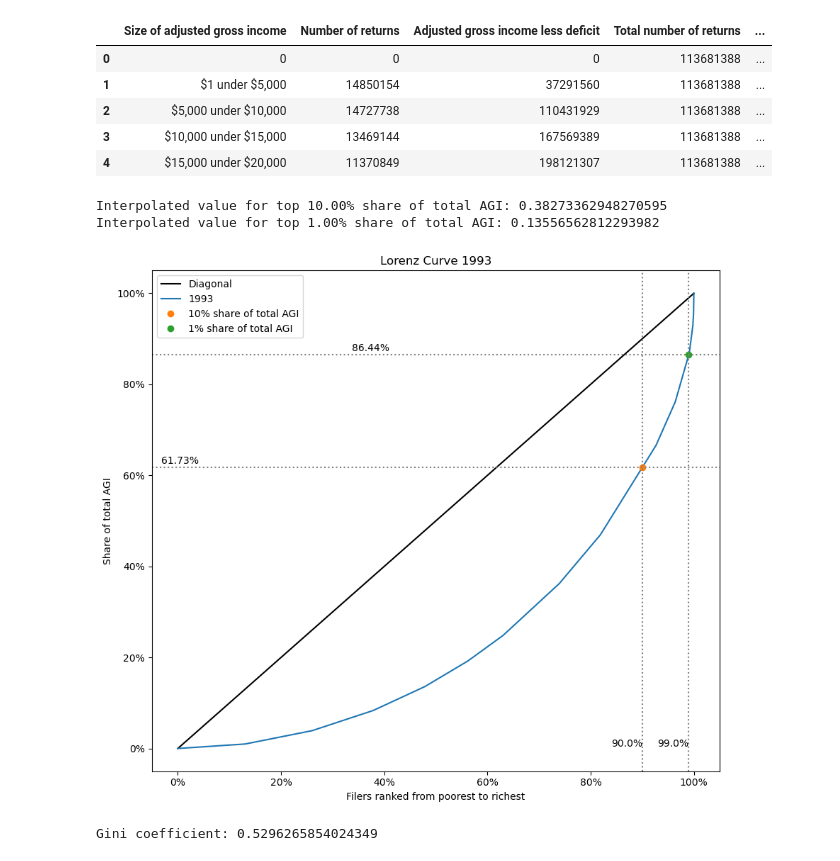
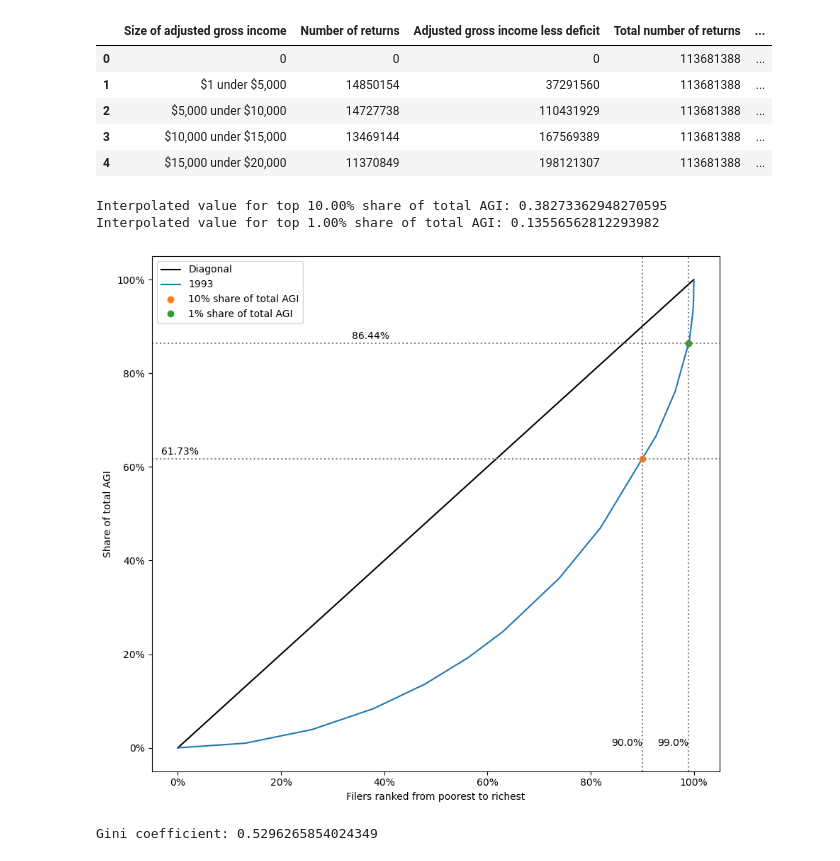
Before and after one commit to johanoelgaard/ECON230B, a Jupyter notebook: Assignment 1/Assignment I.ipynb, the cells around one changed output. Saved outputs shown, nothing was run; the diff lists cells and outputs as text; code cells hidden in the pictures.

Commit message:
Removed figure titles as there is a caption in LaTeX

```diff
--- a/Assignment 1/Assignment I.ipynb
+++ b/Assignment 1/Assignment I.ipynb
@@ -119,11 +119,11 @@ data93 = clean_data(data_raw93, print_head=True)
 | 3 | $10,000 under $15,000 | 13469144 | 167569389 | 113681388 | ... |
 | 4 | $15,000 under $20,000 | 11370849 | 198121307 | 113681388 | ... |
 # %%
-plot_lorenz_curve(data93, data_label='1993', shares=[0.90, 0.99], title='Lorenz Curve 1993', save='lorenz_curve1d.png')
+plot_lorenz_curve(data93, data_label='1993', shares=[0.90, 0.99], title=None, save='lorenz_curve1d.png')
 # %% [output]
 Interpolated value for top 10.00% share of total AGI: 0.38273362948270595
 Interpolated value for top 1.00% share of total AGI: 0.13556562812293982
-[figure, old version]
+[figure, new version]
 # %%
 gini93 = gini_coefficient(data93, print_gini=True)
 # %% [output]
```
Also changed, not shown: parts of 4 cells of this notebook, 5 other files.
